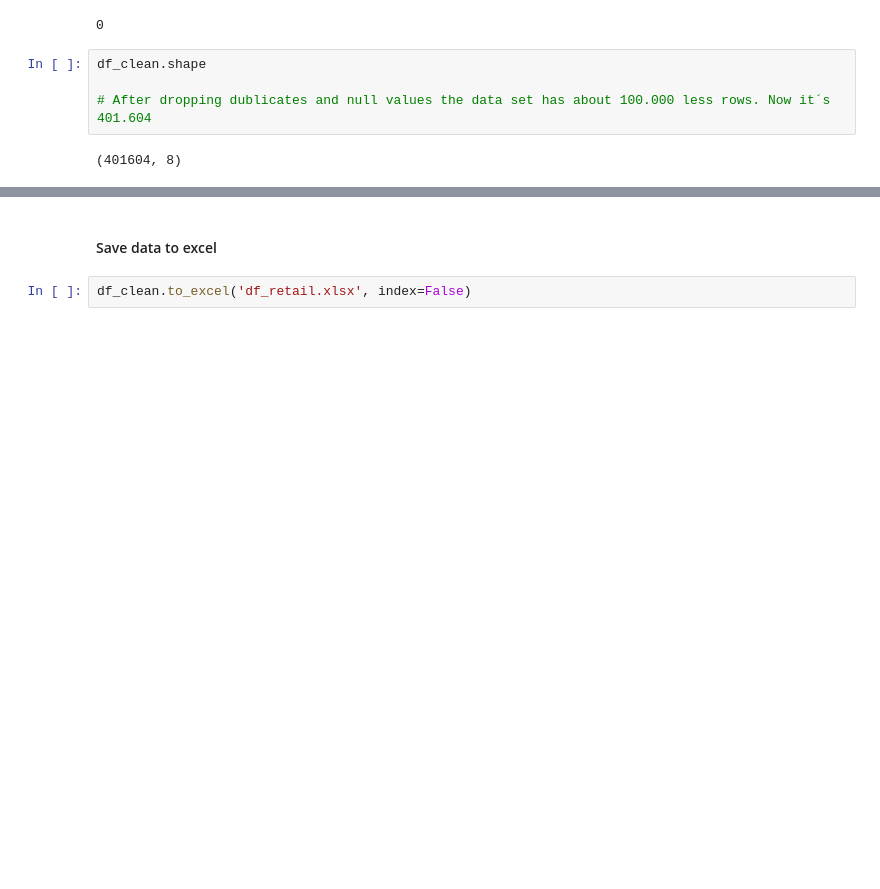
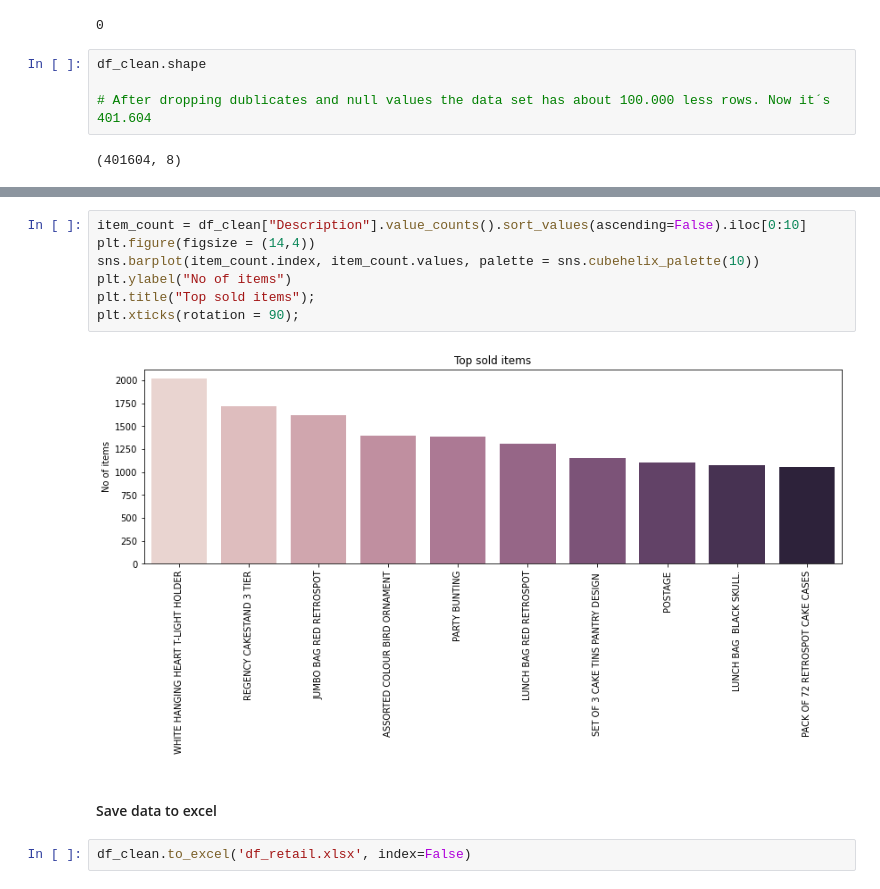
Before and after one commit to JuliaIron/Final_Project_Customer_Clustering, a Jupyter notebook: Notebook_Customer_Clustering.ipynb, the cells around one changed output, grey strips where cells are left out. Cells and saved outputs as stored; diff of their text form; blank space fills up the shorter version.

```diff
--- a/Notebook_Customer_Clustering.ipynb
+++ b/Notebook_Customer_Clustering.ipynb
@@ -282,3 +368,12 @@ Drop Values
+# %%
+item_count = df_clean["Description"].value_counts().sort_values(ascending=False).iloc[0:10]
+plt.figure(figsize = (14,4))
+sns.barplot(item_count.index, item_count.values, palette = sns.cubehelix_palette(10))
+plt.ylabel("No of items")
+plt.title("Top sold items");
+plt.xticks(rotation = 90);
+# %% [output]
+[figure, added]
 # %% [markdown]
 #### Save data to excel
 # %%
```
Also changed, not shown: parts of 33 cells of this notebook.
